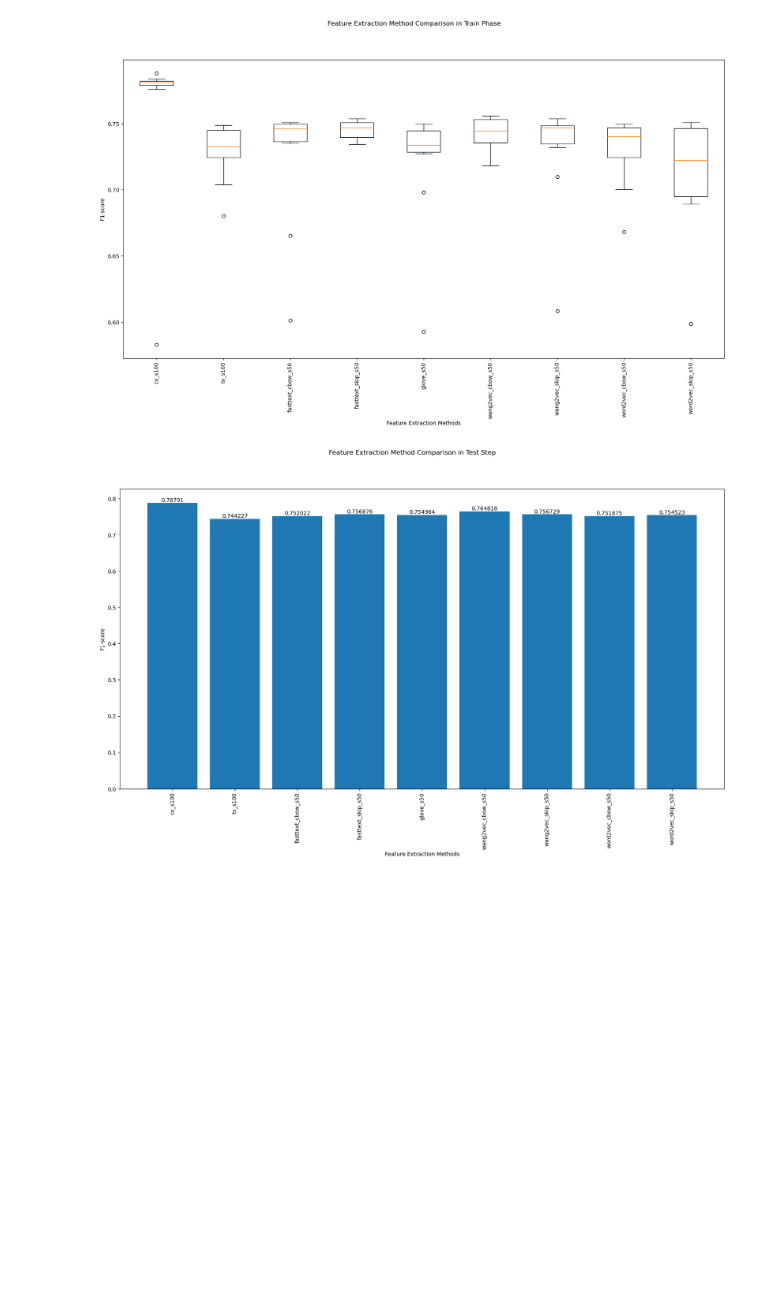
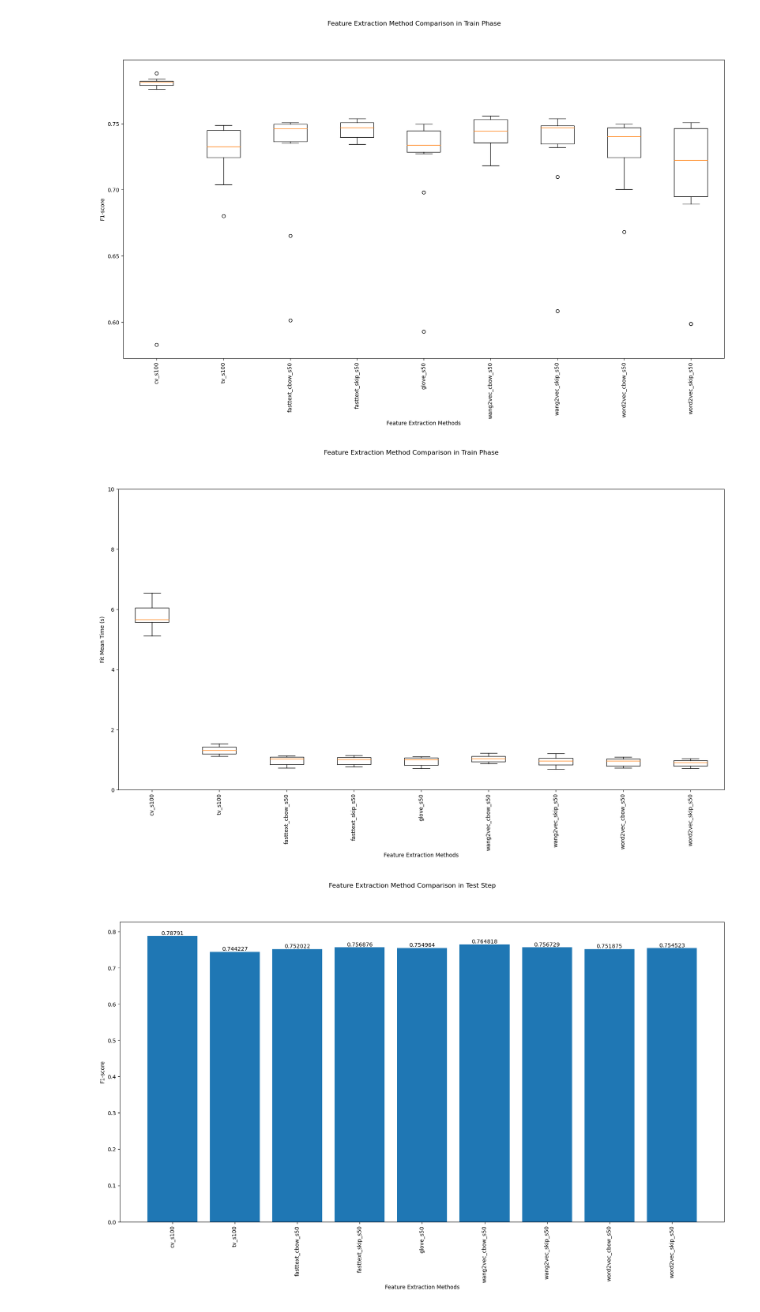
Before and after one commit to gomesluiz/product-review-analytics, a Jupyter notebook: notebooks/05 - Data Modeling and Evaluation.ipynb, the cells around one changed output. Drawn from its saved outputs; the diff is of its cells as text; code cells hidden in the pictures; blank space fills up the shorter version.

Commit message:
feat: measure mean score time in model training step

```diff
--- a/notebooks/05 - Data Modeling and Evaluation.ipynb
+++ b/notebooks/05 - Data Modeling and Evaluation.ipynb
@@ -73,14 +79,31 @@ baseline_estimator_distributions = {
+# %%
+train_scores, train_times, test_scores = [], [], []
+
+# baseline estimator.
+knn_estimator = KNeighborsClassifier()
+knn_estimator_distributions = {
+        'n_neighbors': list(range(1, 31, 2)),
+        'weights': ['uniform', 'distance']
+}
+
+# source: https://scikit-learn.org/stable/modules/grid_search.html
+svm_estimator = SVC()
+svm_estimator_distributions =  [
+  {'C': [1, 10, 100, 1000], 'kernel': ['linear']},
+  {'C': [1, 10, 100, 1000], 'gamma': [0.001, 0.0001], 'kernel': ['rbf']},
+ ]
 # %%
 vectorizer_names  = ["cv_s100", "tv_s100", "fasttext_cbow_s50", "fasttext_skip_s50", "glove_s50", "wang2vec_cbow_s50", "wang2vec_skip_s50", "word2vec_cbow_s50", "word2vec_skip_s50"]
 
 for name in vectorizer_names:
     print(f"Load {name} vectorized database.")
     reviews_train_features, reviews_train_target = load_pickle_dataset(f"../data/processed/buscape_reviews_train_dataset_{name}.pkl")
-    reviews_test_features, reviews_test_target = load_pickle_dataset(f"../data/processed/buscape_reviews_test_dataset_{name}.pkl")
+    reviews_test_features, reviews_test_target   = load_pickle_dataset(f"../data/processed/buscape_reviews_test_dataset_{name}.pkl")
 
     print(f"Train {name} with vectorized database.")
-    model, scores = train_model(reviews_train_features, reviews_train_target, baseline_estimator, baseline_estimator_distributions)
+    model, scores, times = train_model(reviews_train_features, reviews_train_target, knn_estimator, knn_estimator_distributions)
     train_scores.append(list(scores))
+    train_times.append(list(times))
 
     print(f"Test {name} with vectorized database.")
     test_scores.append(test_model(model, reviews_test_features, reviews_test_target))
@@ -115,6 +138,20 @@ ax.set_xlabel('Feature Extraction Methods')
 plt.show()
 # %% [output]
 [figure]
+# %%
+fig, ax = plt.subplots(figsize=(20,10))
+
+plt.xticks(rotation=90)
+plt.ylim(0.0, 10.0)
+
+fig.suptitle('Feature Extraction Method Comparison in Train Phase')
+_ = plt.boxplot(train_times)
+ax.set_xticklabels(vectorizer_names)
+ax.set_ylabel('Fit Mean Time (s)')
+ax.set_xlabel('Feature Extraction Methods')
+plt.show()
+# %% [output]
+[figure, added]
 # %%
 fig, ax = plt.subplots(figsize=(20,10))
 plt.xticks(rotation=90)
```
Also changed, not shown: parts of 3 cells of this notebook.
